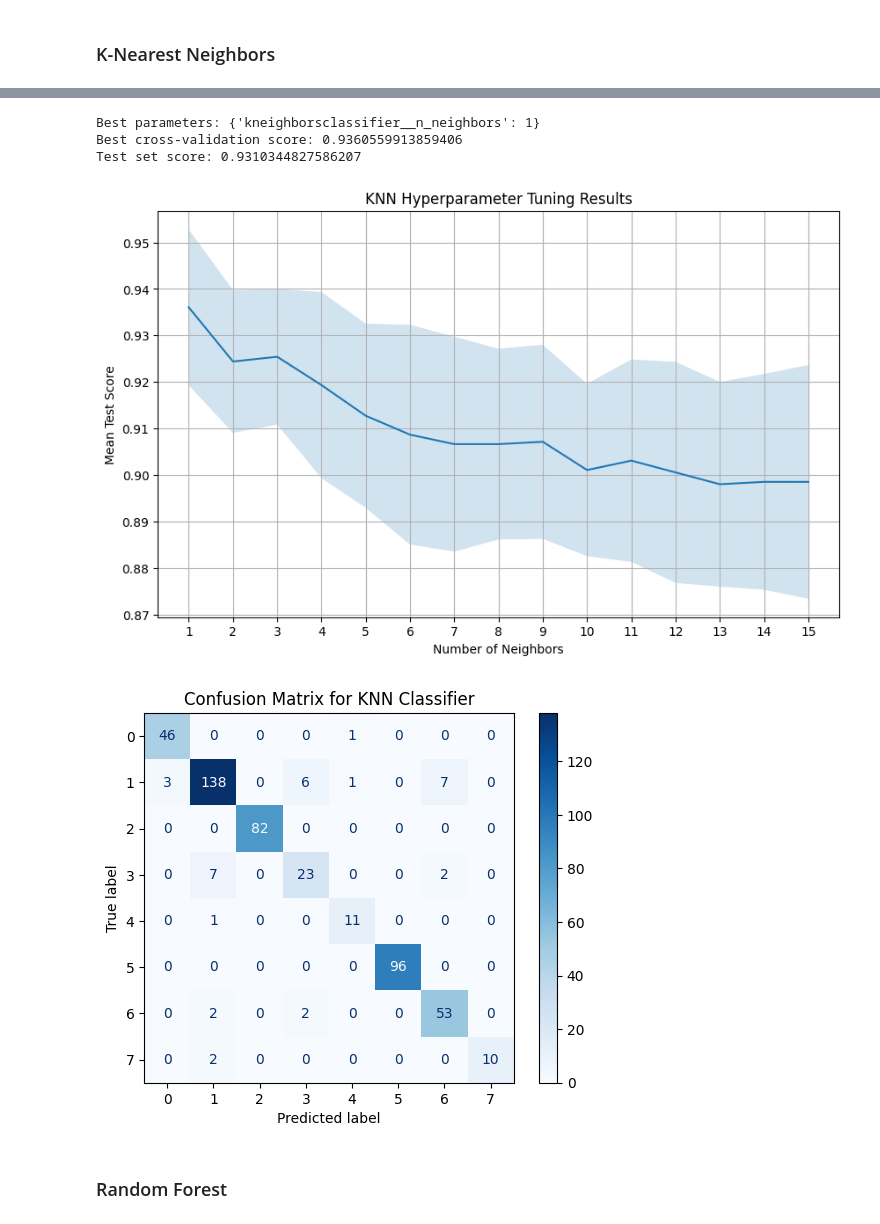
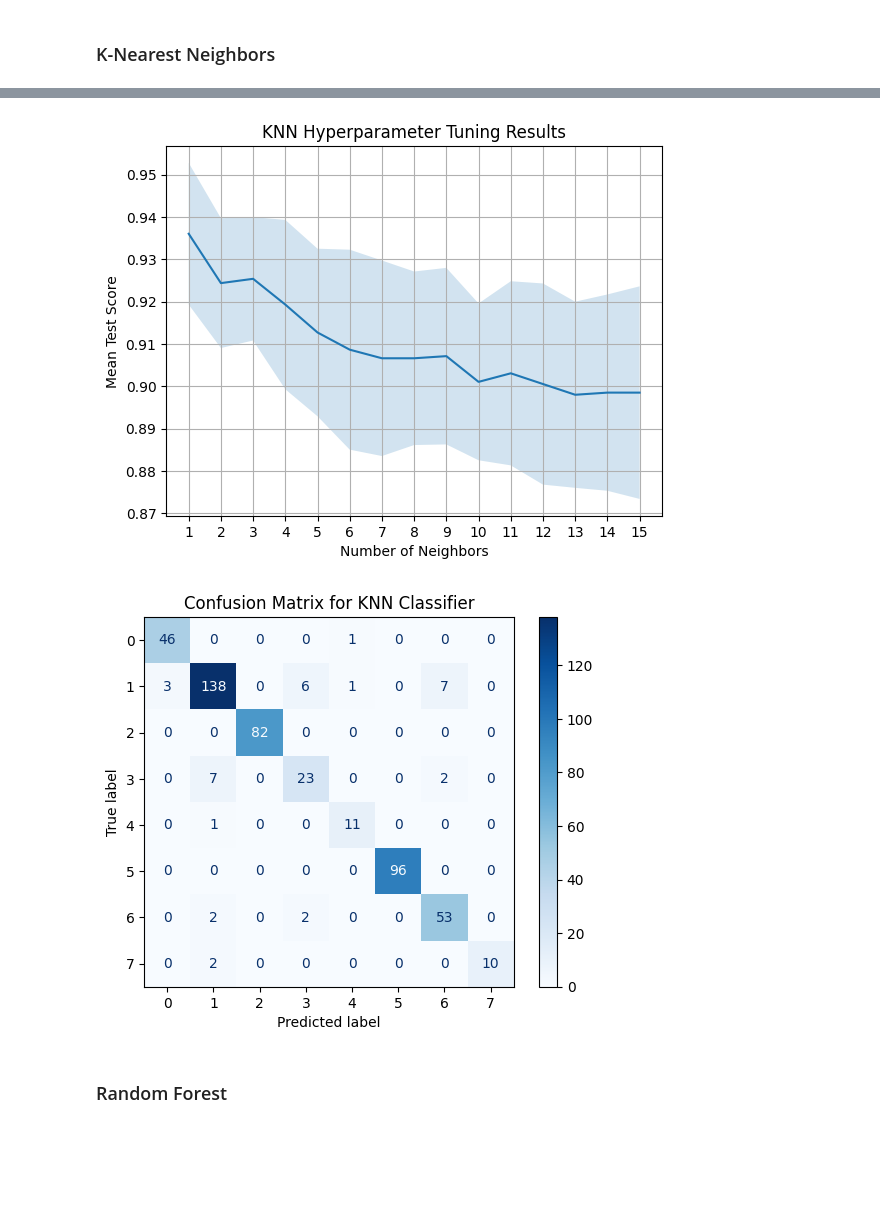
Before and after one commit to mike-keating-iv/ml-polymer-classification, a Jupyter notebook: polymers_classifier.ipynb, the cells around one changed output, grey strips where cells are left out. Drawn from its saved outputs; the diff is of its cells as text; code cells hidden in the pictures; blank space fills up the shorter version.

Commit message:
Make plots more consistent. Add training time as a metric to compare models

```diff
--- a/polymers_classifier.ipynb
+++ b/polymers_classifier.ipynb
@@ -483,9 +485,14 @@ from sklearn.linear_model import LogisticRegression
 from sklearn.metrics import classification_report, confusion_matrix
 from sklearn.pipeline import make_pipeline
 from sklearn.model_selection import GridSearchCV
+import time
 
 pipe_logreg = make_pipeline(StandardScaler(), LogisticRegression(max_iter=1000))
-pipe_logreg.fit(X_train, y_train)
+# Record training time
+start_time_logreg = time.time()
+grid_search_logreg.fit(X_train, y_train)
+end_time_logreg = time.time()
+train_time_logreg = end_time_logreg - start_time_logreg
 
 param_grid_logreg = [
     {
@@ -506,21 +513,14 @@ param_grid_logreg = [
 ]
 grid_search_logreg = GridSearchCV(pipe_logreg, param_grid_logreg, cv=5, scoring="accuracy", n_jobs=-1)
 
+# Fit and record time for the GridSearchCV
+start_time_logreg_gs = time.time()
 grid_search_logreg.fit(X_train, y_train)
-y_pred_logreg = grid_search_logreg.predict(X_test)
-
-print("Best parameters for Logistic Regression:", grid_search_logreg.best_params_)
-print("Classification Report for Logistic Regression:\n", classification_report(y_test, y_pred_logreg, target_names=label_encoder.classes_))
+end_time_logreg_gs = time.time()
+train_time_logreg_gs = end_time_logreg_gs - start_time_logreg_gs
 
 
-# Visualize the results with seaborn
-cm_logreg = confusion_matrix(y_test, y_pred_logreg)
-plt.figure(figsize=(10, 8))
-sns.heatmap(cm_logreg, annot=True, fmt="d", cmap="Blues", xticklabels=label_encoder.classes_, yticklabels=label_encoder.classes_)
-plt.title("Confusion Matrix for Logistic Regression")
-plt.xlabel("Predicted")
-plt.ylabel("Actual")
-plt.show()
+y_pred_logreg = grid_search_logreg.predict(X_test)
 # %% [output]
 Best parameters for Logistic Regression: {'logisticregression__C': 10, 'logisticregression__penalty': 'l1', 'logisticregression__solver': 'saga'}
 Classification Report for Logistic Regression:
@@ -544,50 +609,32 @@ weighted avg       0.88      0.89      0.88       493
 # %%
-from sklearn.model_selection import GridSearchCV
-from sklearn.neighbors import KNeighborsClassifier
-
-
-param_range = range(1, 16)
-pipe_knn = make_pipeline(StandardScaler(), KNeighborsClassifier())
-param_grid = [{"kneighborsclassifier__n_neighbors": param_range}]
-
-grid_search_knn = GridSearchCV(estimator=pipe_knn, param_grid=param_grid, scoring="accuracy", cv=10, n_jobs=-1)
-grid_search_knn.fit(X_train, y_train)
-best_knn = grid_search_knn.best_estimator_
-print("Best parameters:", grid_search_knn.best_params_)
-print("Best cross-validation score:", grid_search_knn.best_score_)
-print("Test set score:", grid_search_knn.score(X_test, y_test))
-
 # Visualize the results with seaborn
 results = pd.DataFrame(grid_search_knn.cv_results_)
-plt.figure(figsize=(10, 6))
+plt.figure()
 sns.lineplot(x="param_kneighborsclassifier__n_neighbors", y="mean_test_score", data=results)
 plt.fill_between(
     results["param_kneighborsclassifier__n_neighbors"],
     results["mean_test_score"] - results["std_test_score"],
     results["mean_test_score"] + results["std_test_score"],
     alpha=0.2,
 )
 plt.title("KNN Hyperparameter Tuning Results")
 plt.xlabel("Number of Neighbors")
 plt.ylabel("Mean Test Score")
 plt.xticks(param_range)
 plt.grid()
 plt.show()
 
 # Plot Confusion Matrix
 from sklearn.metrics import confusion_matrix, ConfusionMatrixDisplay
 
 y_pred_knn = grid_search_knn.predict(X_test)
 cm = confusion_matrix(y_test, y_pred_knn, labels=grid_search_knn.classes_)
 disp = ConfusionMatrixDisplay(confusion_matrix=cm, display_labels=grid_search_knn.classes_)
 disp.plot(cmap=plt.cm.Blues)
 plt.title("Confusion Matrix for KNN Classifier")
 plt.show()
 # %% [output]
-Best parameters: {'kneighborsclassifier__n_neighbors': 1}
-Best cross-validation score: 0.9360559913859406
-Test set score: 0.9310344827586207
-[figure, old version]
+[figure, new version]
 [figure]
 # %% [markdown]
 ### Random Forest
```
Also changed, not shown: parts of 15 cells of this notebook.
